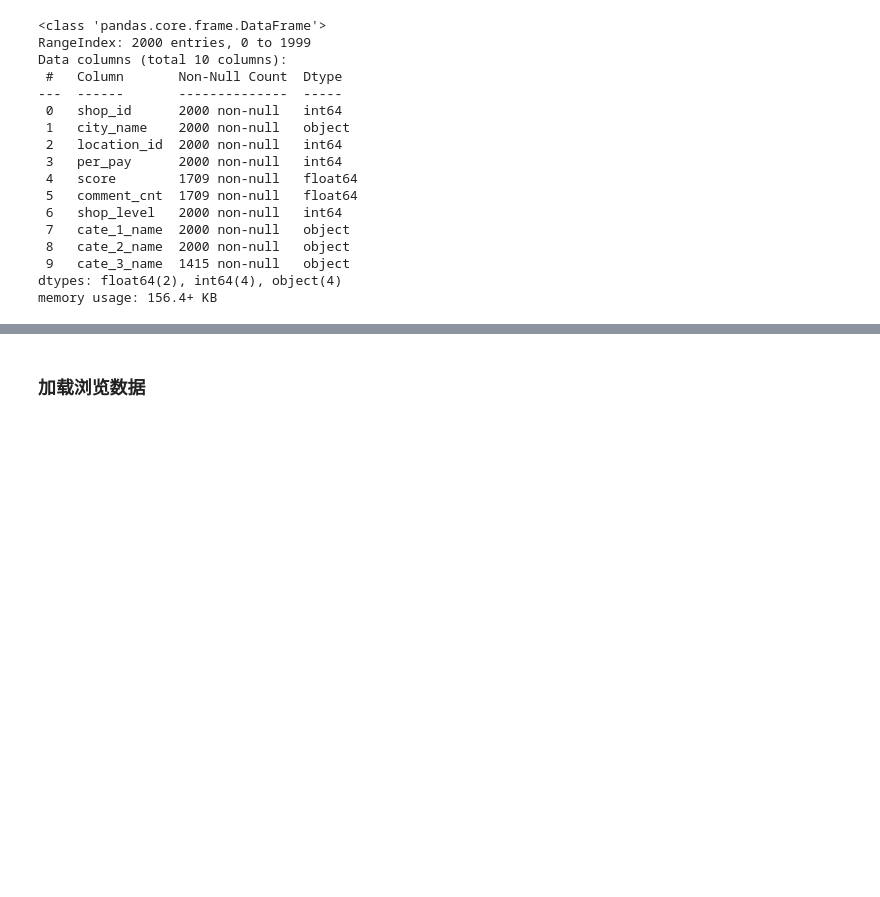
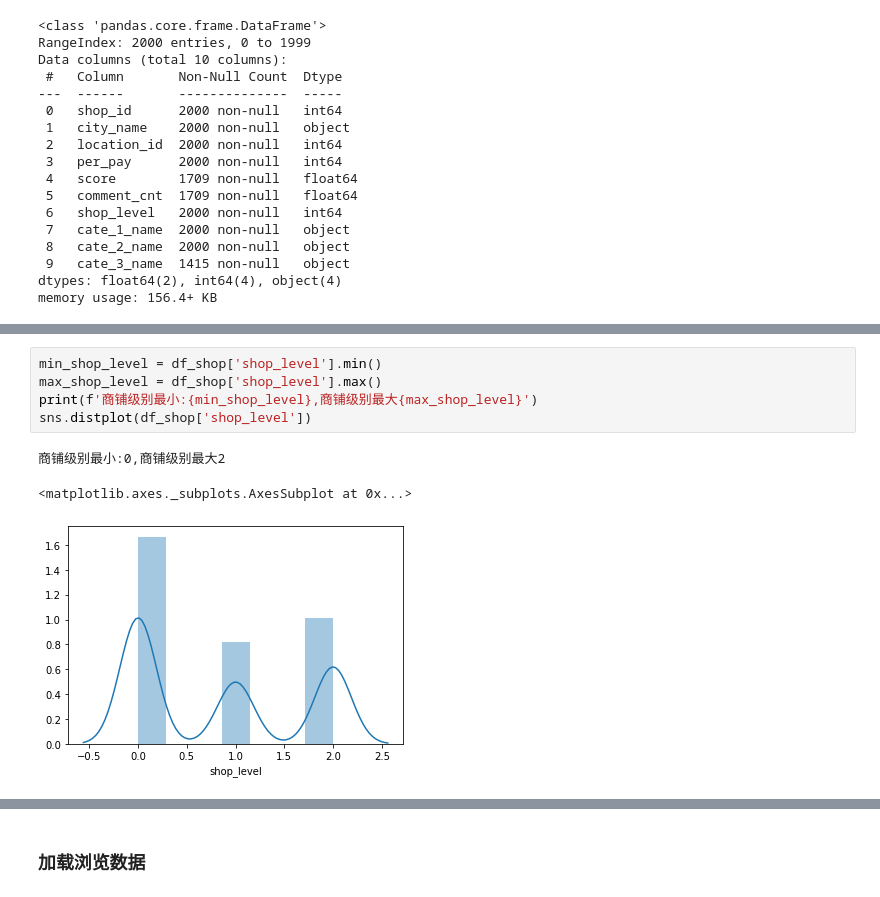
Before and after one commit to ljt270864457/koubei, a Jupyter notebook: notebook/1-EDA.ipynb, the cells around one changed output, grey strips where cells are left out. Saved outputs shown, nothing was run; the diff lists cells and outputs as text; blank space fills up the shorter version.

```diff
--- a/notebook/1-EDA.ipynb
+++ b/notebook/1-EDA.ipynb
@@ -55,0 +101,9 @@ memory usage: 156.4+ KB
+# %%
+min_shop_level = df_shop['shop_level'].min()
+max_shop_level = df_shop['shop_level'].max()
+print(f'商铺级别最小:{min_shop_level},商铺级别最大{max_shop_level}')
+sns.distplot(df_shop['shop_level'])
+# %% [output]
+商铺级别最小:0,商铺级别最大2
+<matplotlib.axes._subplots.AxesSubplot at 0x...>
+[figure, added]
```
Also changed, not shown: parts of 21 cells of this notebook, 7 other files.
